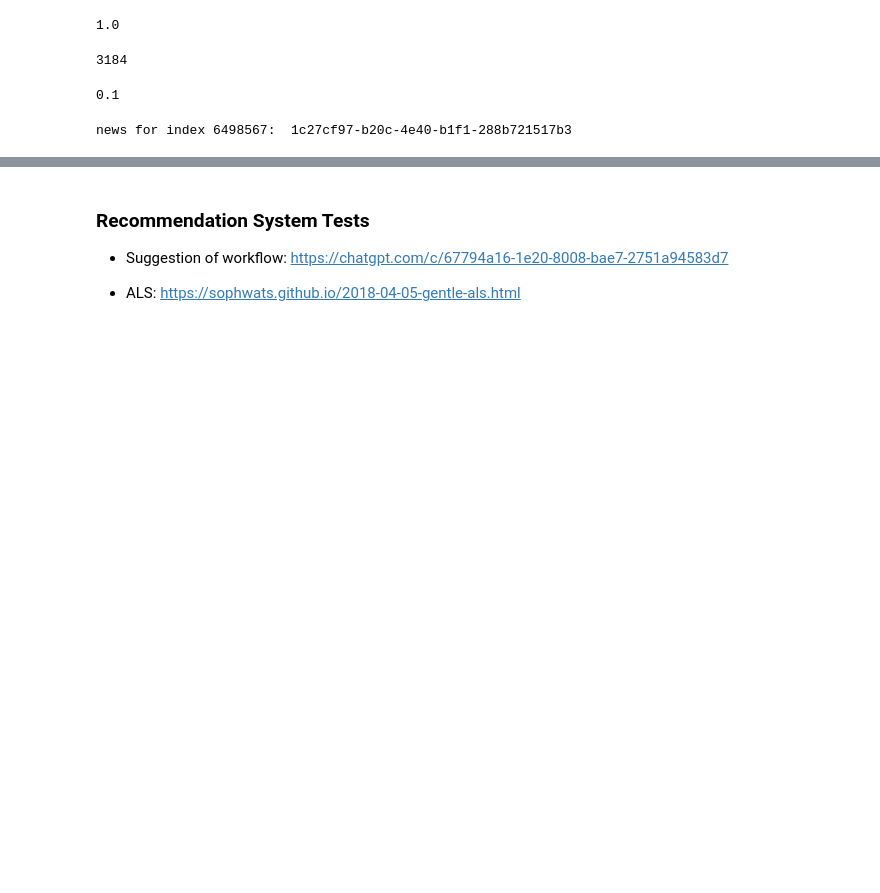
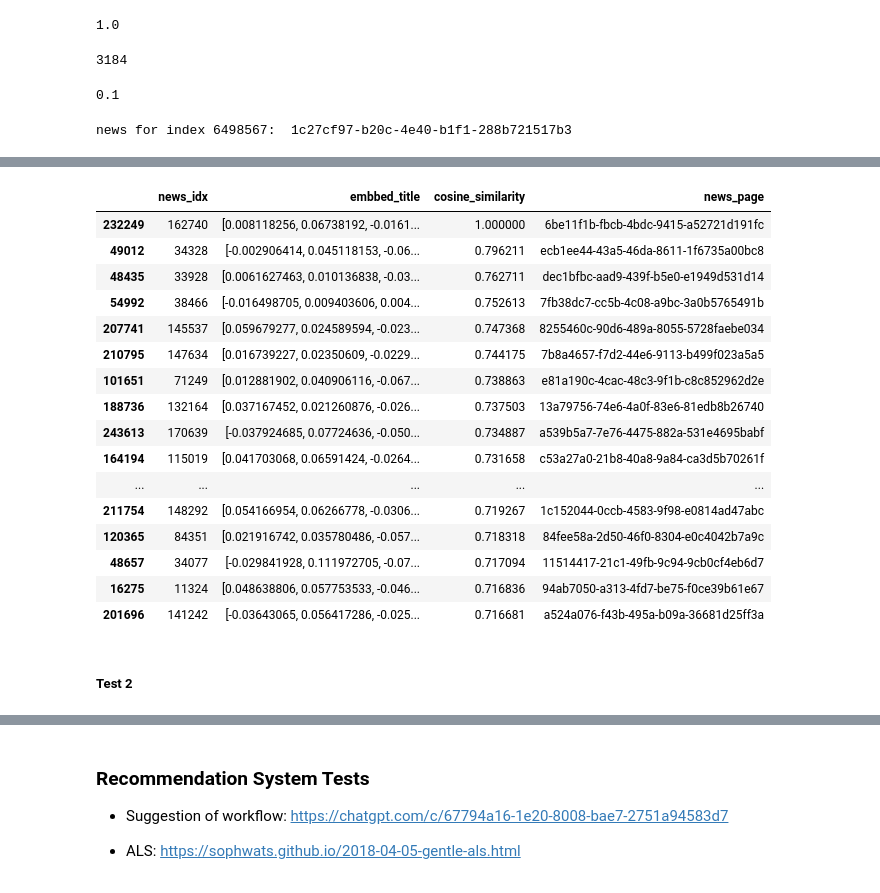
Before and after one commit to BrisaNascimento/globo_recommendation_fiap, a Jupyter notebook: globo_recommendation_fiap/data/challenge_files/notebook.ipynb, the cells around one changed output, grey strips where cells are left out. Cells and saved outputs as stored; diff of their text form; code cells hidden in the pictures; blank space fills up the shorter version.

```diff
--- a/globo_recommendation_fiap/data/challenge_files/notebook.ipynb
+++ b/globo_recommendation_fiap/data/challenge_files/notebook.ipynb
@@ -611,0 +694,6 @@ news for index 6498567:  1c27cf97-b20c-4e40-b1f1-288b721517b3
+# %%
+news_map = {u: i for i, u in enumerate(news_data['page'])}
+news_index_to_page = {v: k for k, v in news_map.items()}
+news_data['news_idx'] = news_data['page'].map(news_map)
+news_data['embbed_title'] = news_data['embbed_title'].to_numpy()
+news_data.head()
@@ -611,0 +707,4 @@ news for index 6498567:  1c27cf97-b20c-4e40-b1f1-288b721517b3
+# %%
+new_cosine_df = news_data[['news_idx', 'embbed_title']]
+new_cosine_df['embbed_title'] = new_cosine_df['embbed_title'].to_numpy()
+new_cosine_df.head()
@@ -611,0 +741,19 @@ news for index 6498567:  1c27cf97-b20c-4e40-b1f1-288b721517b3
+# %%
+def recomend_for_user(user_mean_embedding, news_dataset, top_n=20):
+    user_mean_embedding = np.array(user_mean_embedding).reshape(1, -1)
+
+    # Calculate cosine similarity
+    cosine_similarities = cosine_similarity(
+        np.vstack(news_dataset["embbed_title"]),
+        user_mean_embedding
+    ).flatten()
+
+    # Create a new column in the DataFrame
+    news_dataset['cosine_similarity'] = cosine_similarities
+
+    recommended_articles = news_dataset.sort_values(by="cosine_similarity", ascending=False)
+    return recommended_articles.head(top_n)
+# %%
+user = 'd0afad7ea843d86597d822f0df1d39d31a3fea7c39fdeee870d49b897e1e99cd'
+mean_embedding = df_sorted['embbed_title'][df_sorted['userId']==user].to_numpy()[0]
+recommendations = recomend_for_user(user_mean_embedding=mean_embedding, news_dataset=new_cosine_df)
@@ -611,0 +774,23 @@ news for index 6498567:  1c27cf97-b20c-4e40-b1f1-288b721517b3
+# %%
+recommendations['news_page'] = recommendations['news_idx'].map(news_index_to_page)
+recommendations.head(20)
+# %% [output]
+|  | news_idx | embbed_title | cosine_similarity | news_page |
+| 232249 | 162740 | [0.008118256, 0.06738192, -0.0161... | 1.000000 | 6be11f1b-fbcb-4bdc-9415-a52721d191fc |
+| 49012 | 34328 | [-0.002906414, 0.045118153, -0.06... | 0.796211 | ecb1ee44-43a5-46da-8611-1f6735a00bc8 |
+| 48435 | 33928 | [0.0061627463, 0.010136838, -0.03... | 0.762711 | dec1bfbc-aad9-439f-b5e0-e1949d531d14 |
+| 54992 | 38466 | [-0.016498705, 0.009403606, 0.004... | 0.752613 | 7fb38dc7-cc5b-4c08-a9bc-3a0b5765491b |
+| 207741 | 145537 | [0.059679277, 0.024589594, -0.023... | 0.747368 | 8255460c-90d6-489a-8055-5728faebe034 |
+| 210795 | 147634 | [0.016739227, 0.02350609, -0.0229... | 0.744175 | 7b8a4657-f7d2-44e6-9113-b499f023a5a5 |
+| 101651 | 71249 | [0.012881902, 0.040906116, -0.067... | 0.738863 | e81a190c-4cac-48c3-9f1b-c8c852962d2e |
+| 188736 | 132164 | [0.037167452, 0.021260876, -0.026... | 0.737503 | 13a79756-74e6-4a0f-83e6-81edb8b26740 |
+| 243613 | 170639 | [-0.037924685, 0.07724636, -0.050... | 0.734887 | a539b5a7-7e76-4475-882a-531e4695babf |
+| 164194 | 115019 | [0.041703068, 0.06591424, -0.0264... | 0.731658 | c53a27a0-21b8-40a8-9a84-ca3d5b70261f |
+| ... | ... | ... | ... | ... |
+| 211754 | 148292 | [0.054166954, 0.06266778, -0.0306... | 0.719267 | 1c152044-0ccb-4583-9f98-e0814ad47abc |
+| 120365 | 84351 | [0.021916742, 0.035780486, -0.057... | 0.718318 | 84fee58a-2d50-46f0-8304-e0c4042b7a9c |
+| 48657 | 34077 | [-0.029841928, 0.111972705, -0.07... | 0.717094 | 11514417-21c1-49fb-9c94-9cb0cf4eb6d7 |
+| 16275 | 11324 | [0.048638806, 0.057753533, -0.046... | 0.716836 | 94ab7050-a313-4fd7-be75-f0ce39b61e67 |
+| 201696 | 141242 | [-0.03643065, 0.056417286, -0.025... | 0.716681 | a524a076-f43b-495a-b09a-36681d25ff3a |
+# %% [markdown]
+##### Test 2
```
Also changed, not shown: parts of 28 cells of this notebook, 4 other files.
